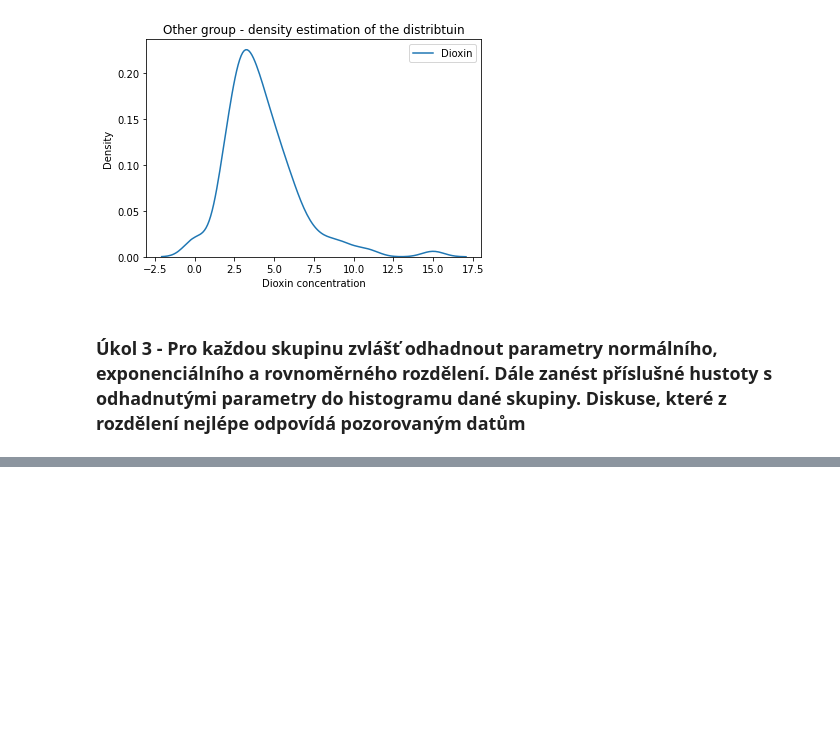
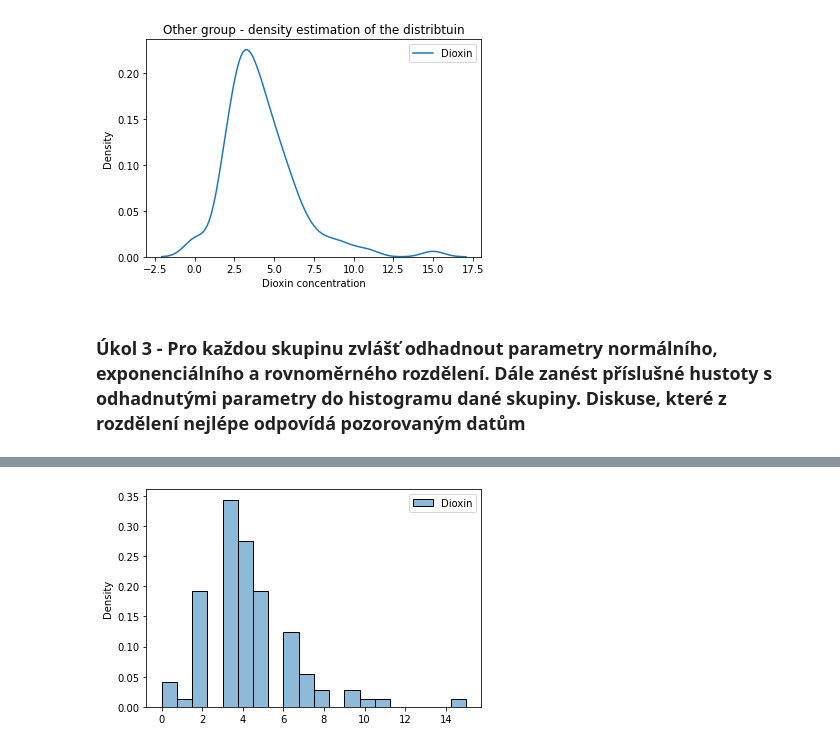
Before and after one commit to czernalex/BI_PST_ASSIGNMENT, a Jupyter notebook: src/assignment.ipynb, the cells around one changed output, grey strips where cells are left out. Saved outputs shown, nothing was run; the diff lists cells and outputs as text; code cells hidden in the pictures; blank space fills up the shorter version.

```diff
--- a/src/assignment.ipynb
+++ b/src/assignment.ipynb
@@ -230,0 +254,8 @@ display(
+# %%
+ax = sb.histplot(
+    data=data_other,
+    bins=20,
+    stat="density"
+)
+# %% [output]
+[figure, added]
```
Also changed, not shown: parts of 12 cells of this notebook.
